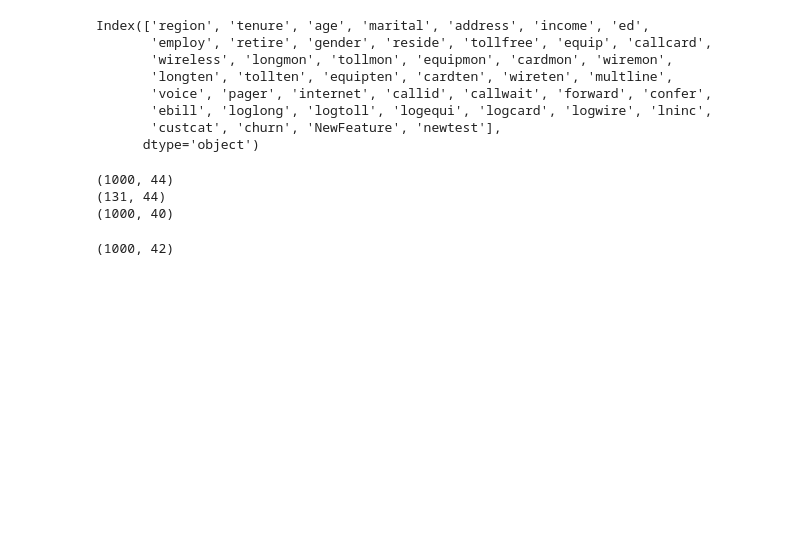
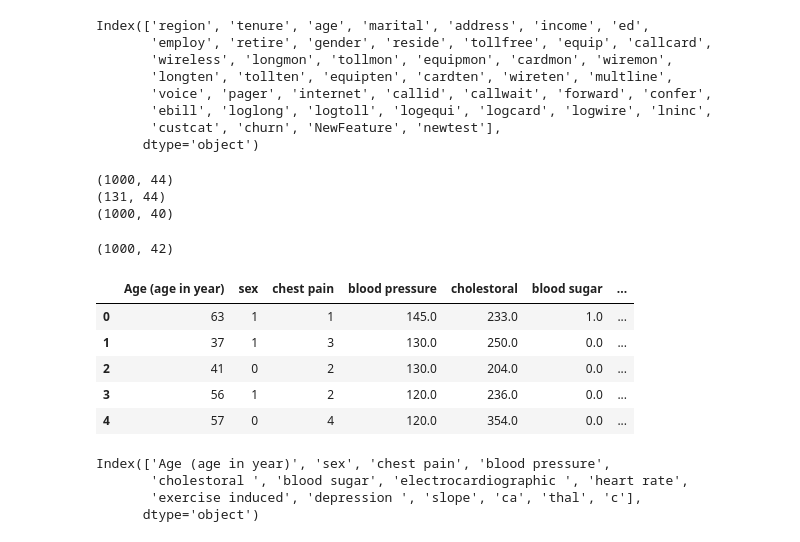
Before and after one commit to NasimShokrgozar/FirstSc, a Jupyter notebook: Session06_Basic.ipynb, the cells around one changed output. Drawn from its saved outputs; the diff is of its cells as text; code cells hidden in the pictures; blank space fills up the shorter version.

```diff
--- a/Session06_Basic.ipynb
+++ b/Session06_Basic.ipynb
@@ -303,0 +310,18 @@ print(df_t3.shape)
+# %%
+#دیتا ست را بخوانید . نام بعضی ستون ها ایراد دارد. ان را اصلاح کنید
+df_h=pd.read_excel('/content/Heart data.xlsx')
+df_h.head()
+# %% [output]
+|  | Age (age in year) | sex | chest pain | blood pressure | cholestoral | blood sugar | ... |
+| 0 | 63 | 1 | 1 | 145.0 | 233.0 | 1.0 | ... |
+| 1 | 37 | 1 | 3 | 130.0 | 250.0 | 0.0 | ... |
+| 2 | 41 | 0 | 2 | 130.0 | 204.0 | 0.0 | ... |
+| 3 | 56 | 1 | 2 | 120.0 | 236.0 | 0.0 | ... |
+| 4 | 57 | 0 | 4 | 120.0 | 354.0 | 0.0 | ... |
+# %%
+df_h.columns
+# %% [output]
+Index(['Age (age in year)', 'sex', 'chest pain', 'blood pressure',
+       'cholestoral ', 'blood sugar', 'electrocardiographic ', 'heart rate',
+       'exercise induced', 'depression ', 'slope', 'ca', 'thal', 'c'],
+      dtype='object')
```
Also changed, not shown: parts of 4 cells of this notebook.
